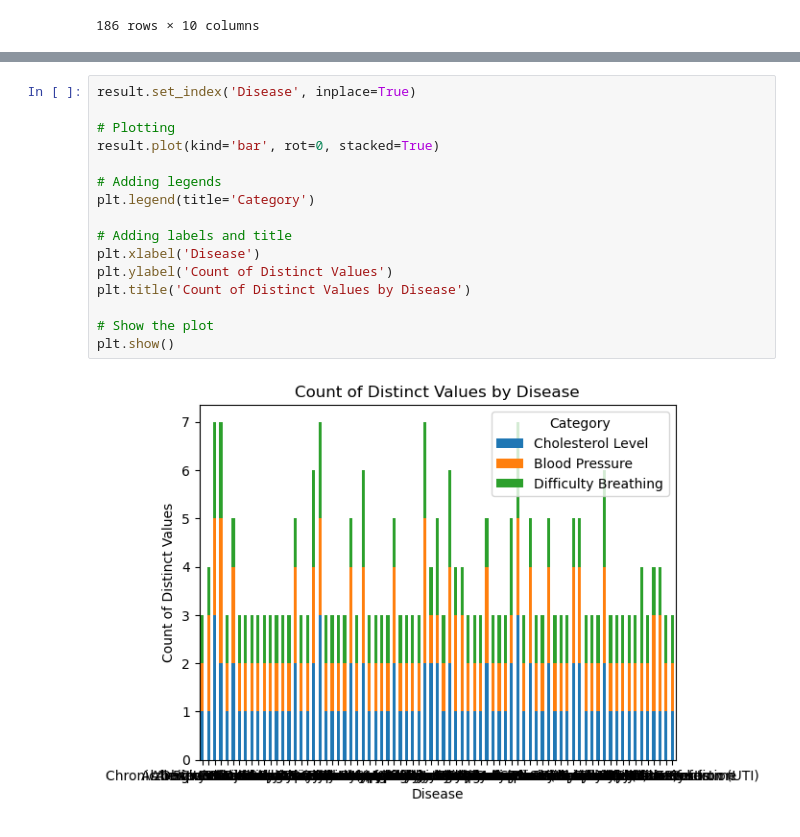
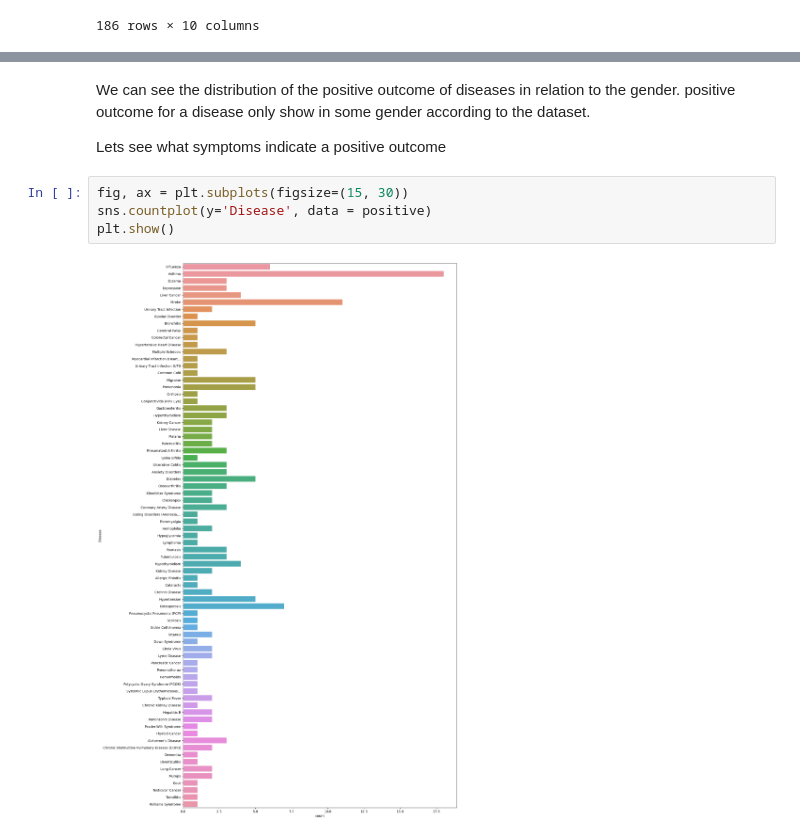
Before and after one commit to Joakimanochie/Data_analytics, a Jupyter notebook: Disease_symptoms.ipynb, the cells around one changed output, grey strips where cells are left out. Cells and saved outputs as stored; diff of their text form.

```diff
--- a/Disease_symptoms.ipynb
+++ b/Disease_symptoms.ipynb
@@ -101,18 +96,10 @@ result
-# %%
-result.set_index('Disease', inplace=True)
-
-# Plotting
-result.plot(kind='bar', rot=0, stacked=True)
-
-# Adding legends
-plt.legend(title='Category')
-
-# Adding labels and title
-plt.xlabel('Disease')
-plt.ylabel('Count of Distinct Values')
-plt.title('Count of Distinct Values by Disease')
-
-# Show the plot
-plt.show()
-# %% [output]
-[figure, removed]
+# %% [markdown]
+ We can see the distribution of the positive outcome of diseases in relation to the gender. positive outcome for a disease only show in some gender according to the dataset.
+
+Lets see what symptoms indicate a positive outcome
+# %%
+fig, ax = plt.subplots(figsize=(15, 30))
+sns.countplot(y='Disease', data = positive)
+plt.show()
+# %% [output]
+[figure, added]
```
Also changed, not shown: parts of 15 cells of this notebook.
